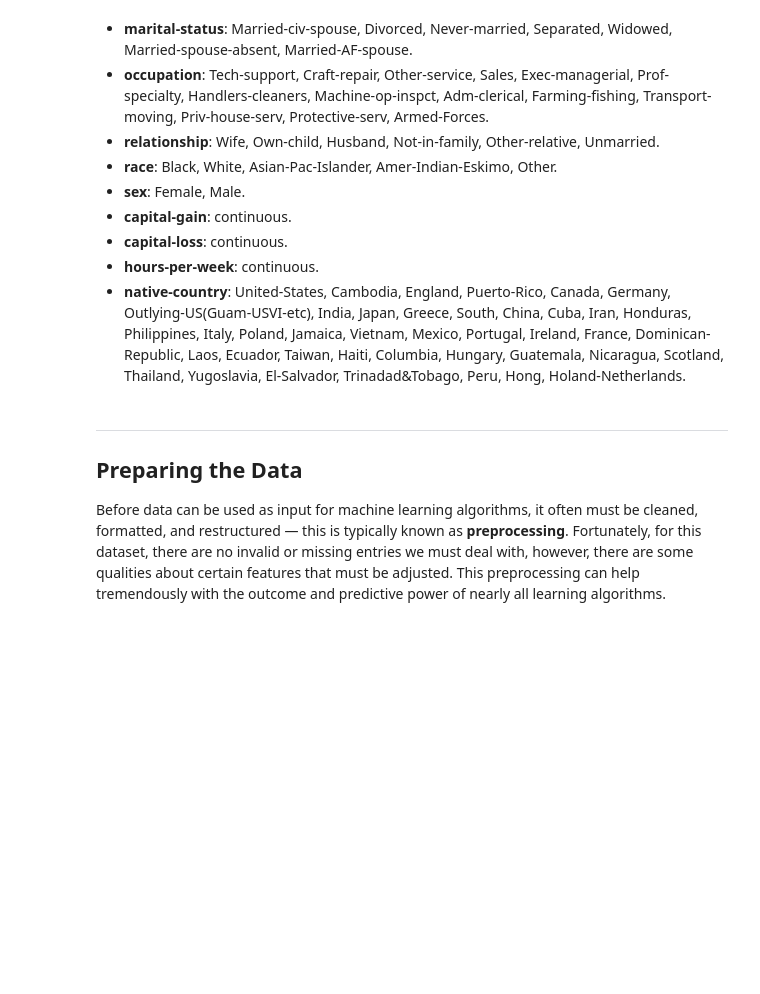
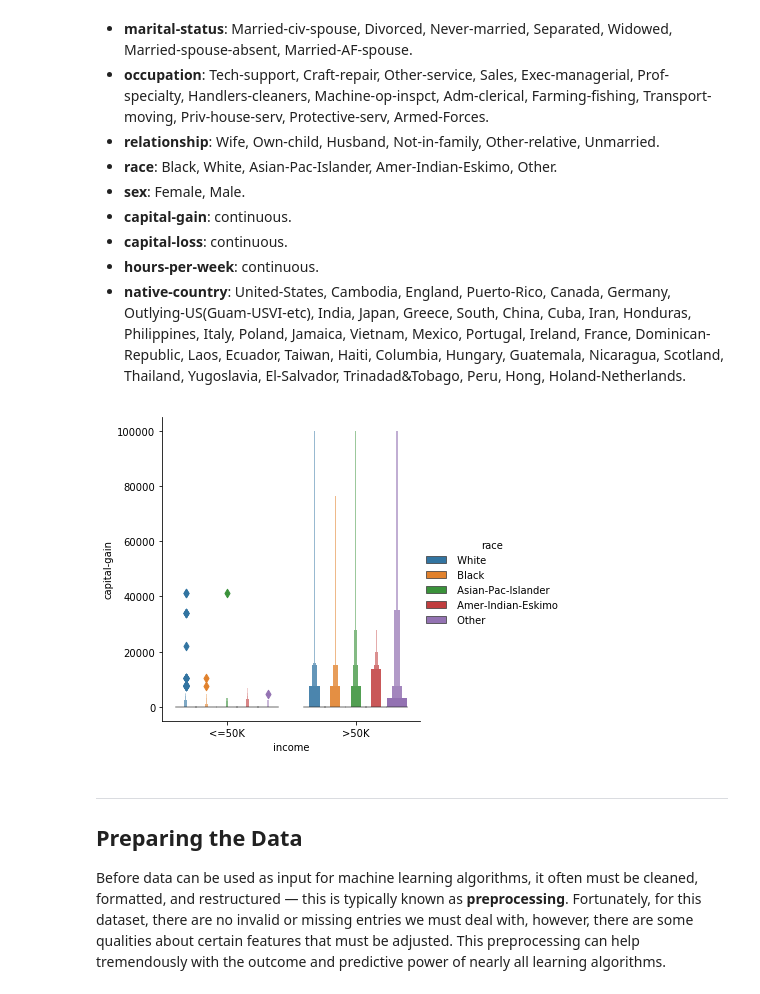
Before and after one commit to Bluecipher1/udacity-machine-learning-pytorch, a Jupyter notebook: finding_donors/finding_donors.ipynb, the cells around one changed output. Cells and saved outputs as stored; diff of their text form; code cells hidden in the pictures; blank space fills up the shorter version.

```diff
--- a/finding_donors/finding_donors.ipynb
+++ b/finding_donors/finding_donors.ipynb
@@ -96,6 +96,11 @@ Percentage of individuals making more than $50,000: 0.2478439697492371%
 * **capital-loss**: continuous.
 * **hours-per-week**: continuous.
 * **native-country**: United-States, Cambodia, England, Puerto-Rico, Canada, Germany, Outlying-US(Guam-USVI-etc), India, Japan, Greece, South, China, Cuba, Iran, Honduras, Philippines, Italy, Poland, Jamaica, Vietnam, Mexico, Portugal, Ireland, France, Dominican-Republic, Laos, Ecuador, Taiwan, Haiti, Columbia, Hungary, Guatemala, Nicaragua, Scotland, Thailand, Yugoslavia, El-Salvador, Trinadad&Tobago, Peru, Hong, Holand-Netherlands.
+# %%
+import seaborn as sns
+sns.catplot('income', 'capital-gain', data=data, hue='race', kind='boxen');
+# %% [output]
+[figure, added]
 # %% [markdown]
 ----
 ## Preparing the Data
```
Also changed, not shown: parts of 6 cells of this notebook, 1 other file.
